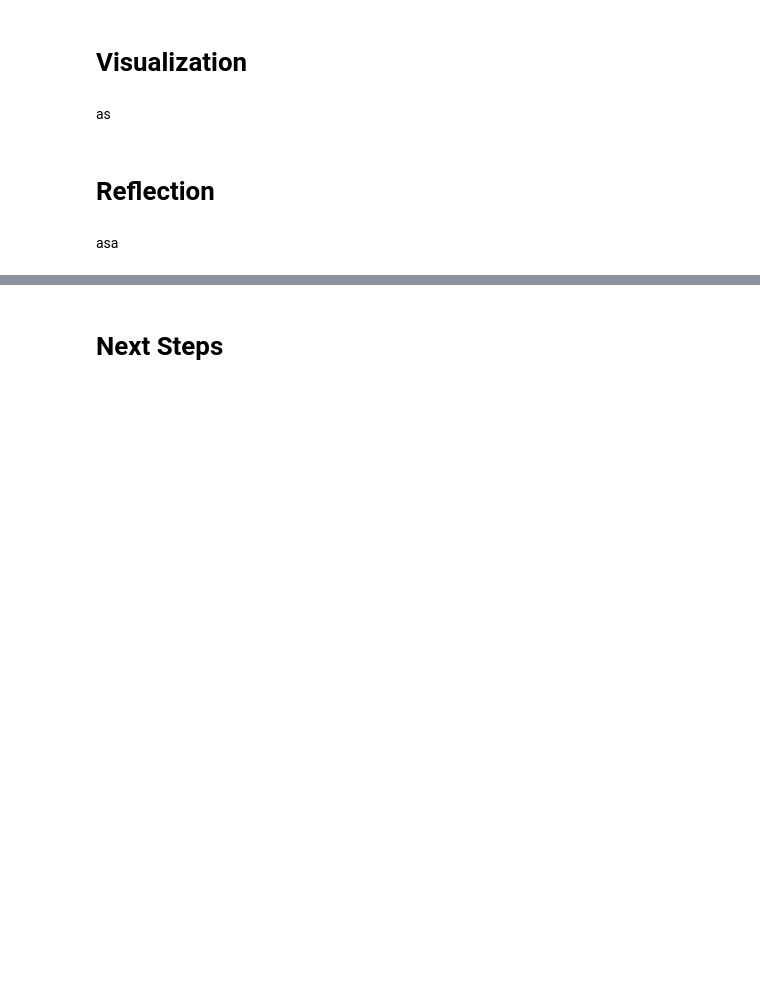
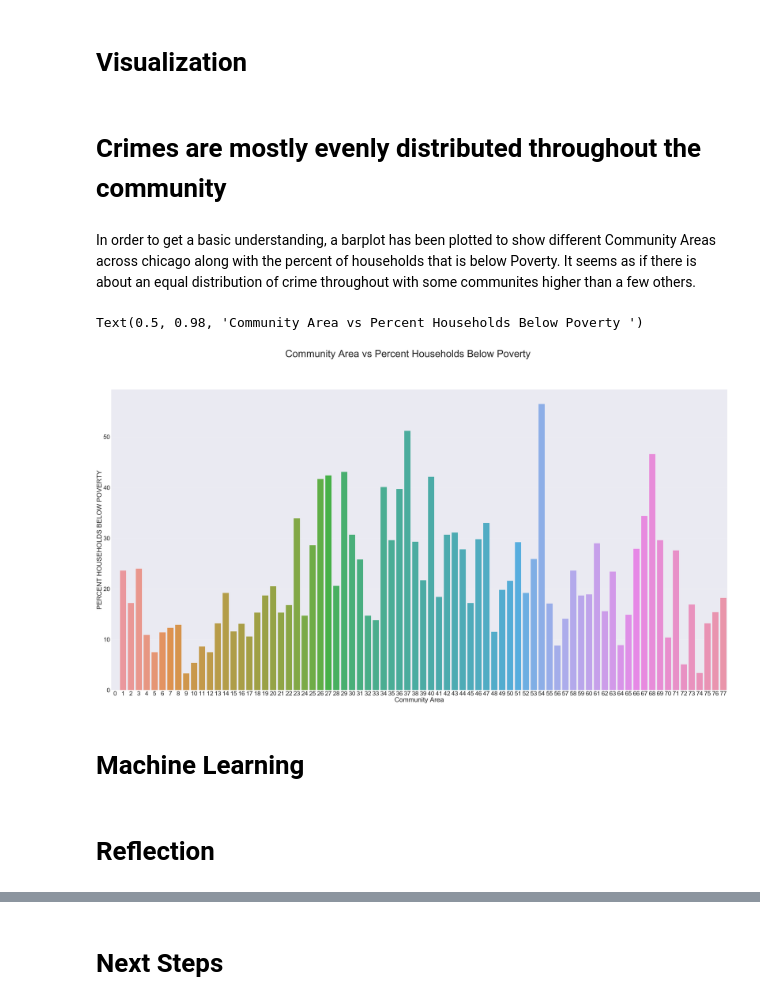
Before and after one commit to uic-cs418/cs418-s20-cs418_spring20_strawhats, a Jupyter notebook: FinalProject.ipynb, the cells around one changed output, grey strips where cells are left out. Cells and saved outputs as stored; diff of their text form; code cells hidden in the pictures; blank space fills up the shorter version.

```diff
--- a/FinalProject.ipynb
+++ b/FinalProject.ipynb
@@ -70,5 +61,19 @@ mergedData.tail()
 | 3836741 | 11707239 | 022XX S KOSTNER AVE | DECEPTIVE PRACTICE | FINANCIAL IDENTITY THEFT OVER $ 300 | RESIDENCE | False | False | 29.0 | ... |
 # %% [markdown]
 # Visualization
-# %% [markdown]
-as
+# %% [markdown]
+# Crimes are mostly evenly distributed throughout the community
+# %% [markdown]
+In order to get a basic understanding, a barplot has been plotted to show different Community Areas across chicago along with the percent of households that is below Poverty. It seems as if there is about an equal distribution of crime throughout with some communites higher than a few others.
+# %%
+groups = mergedData.groupby(['Community Area']).mean().reset_index()
+groups = groups.astype({'Community Area': int})
+ax = sns.barplot(x="Community Area",y="PERCENT HOUSEHOLDS BELOW POVERTY", data=groups)
+sns.set(rc={'figure.figsize':(100,50)})
+sns.set(font_scale = 8)
+plt.suptitle('Community Area vs Percent Households Below Poverty ', fontsize=90)
+# %% [output]
+Text(0.5, 0.98, 'Community Area vs Percent Households Below Poverty ')
+[figure, added]
+# %% [markdown]
+# Machine Learning
@@ -75,4 +92,2 @@ as
 # %% [markdown]
 # Reflection
-# %% [markdown]
-asa
```
Also changed, not shown: parts of 14 cells of this notebook.
